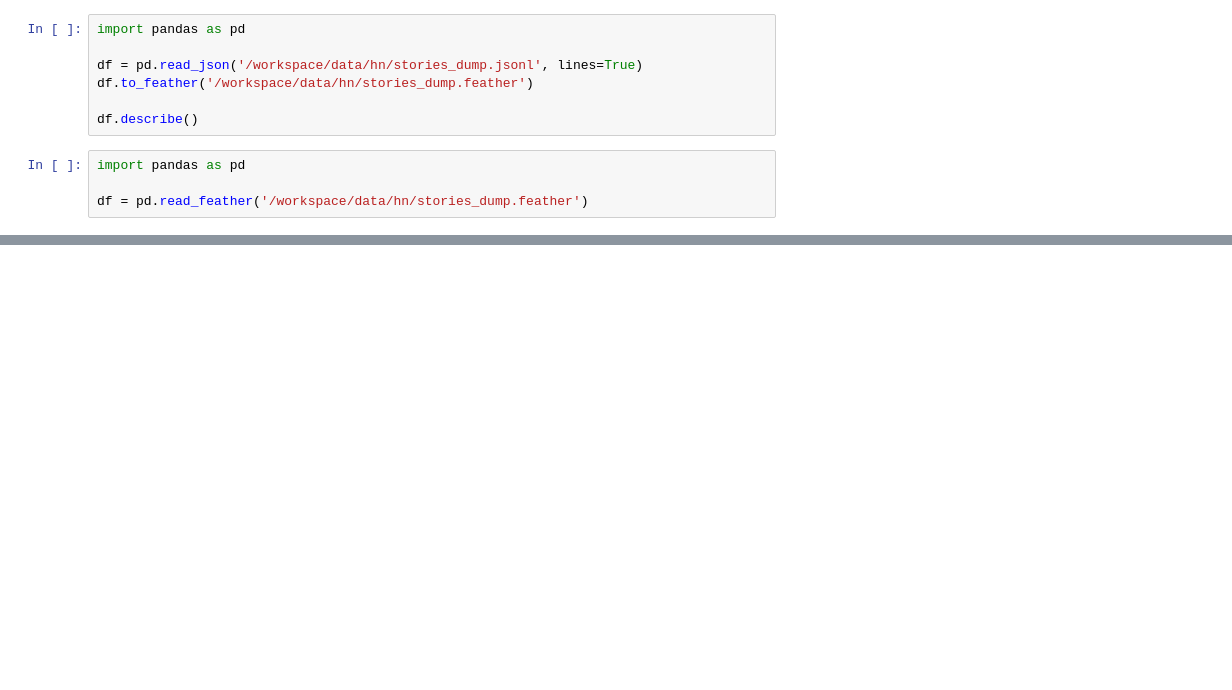
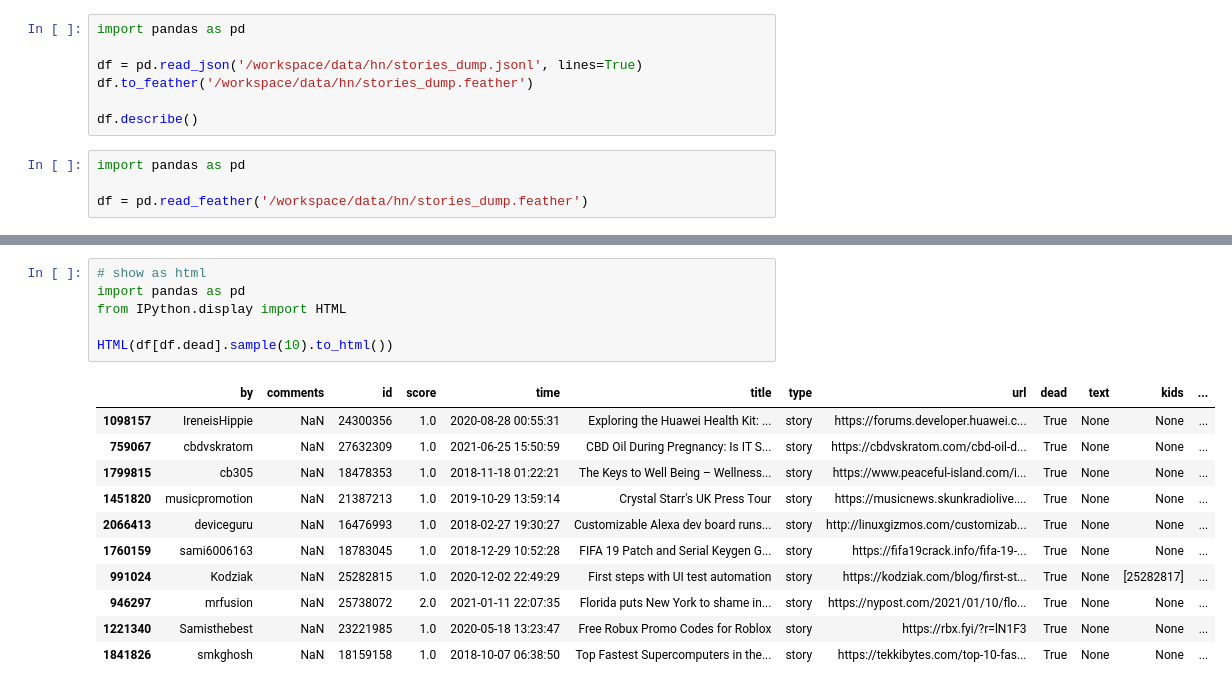
Before and after one commit to corbt/hn-stories-analysis, a Jupyter notebook: hn/explore-hn.ipynb, the cells around one changed output, grey strips where cells are left out. Cells and saved outputs as stored; diff of their text form; blank space fills up the shorter version.

```diff
--- a/hn/explore-hn.ipynb
+++ b/hn/explore-hn.ipynb
@@ -42,0 +46,18 @@ df.groupby(['probably_frontpage', 'has_text']).size().unstack()
+# %%
+# show as html
+import pandas as pd
+from IPython.display import HTML
+
+HTML(df[df.dead].sample(10).to_html())
+# %% [output]
+|  | by | comments | id | score | time | title | type | url | dead | text | kids | ... |
+| 1098157 | IreneisHippie | NaN | 24300356 | 1.0 | 2020-08-28 00:55:31 | Exploring the Huawei Health Kit: ... | story | https://forums.developer.huawei.c... | True | None | None | ... |
+| 759067 | cbdvskratom | NaN | 27632309 | 1.0 | 2021-06-25 15:50:59 | CBD Oil During Pregnancy: Is IT S... | story | https://cbdvskratom.com/cbd-oil-d... | True | None | None | ... |
+| 1799815 | cb305 | NaN | 18478353 | 1.0 | 2018-11-18 01:22:21 | The Keys to Well Being – Wellness... | story | https://www.peaceful-island.com/i... | True | None | None | ... |
+| 1451820 | musicpromotion | NaN | 21387213 | 1.0 | 2019-10-29 13:59:14 | Crystal Starr's UK Press Tour | story | https://musicnews.skunkradiolive.... | True | None | None | ... |
+| 2066413 | deviceguru | NaN | 16476993 | 1.0 | 2018-02-27 19:30:27 | Customizable Alexa dev board runs... | story | http://linuxgizmos.com/customizab... | True | None | None | ... |
+| 1760159 | sami6006163 | NaN | 18783045 | 1.0 | 2018-12-29 10:52:28 | FIFA 19 Patch and Serial Keygen G... | story | https://fifa19crack.info/fifa-19-... | True | None | None | ... |
+| 991024 | Kodziak | NaN | 25282815 | 1.0 | 2020-12-02 22:49:29 | First steps with UI test automation | story | https://kodziak.com/blog/first-st... | True | None | [25282817] | ... |
+| 946297 | mrfusion | NaN | 25738072 | 2.0 | 2021-01-11 22:07:35 | Florida puts New York to shame in... | story | https://nypost.com/2021/01/10/flo... | True | None | None | ... |
+| 1221340 | Samisthebest | NaN | 23221985 | 1.0 | 2020-05-18 13:23:47 | Free Robux Promo Codes for Roblox | story | https://rbx.fyi/?r=lN1F3 | True | None | None | ... |
+| 1841826 | smkghosh | NaN | 18159158 | 1.0 | 2018-10-07 06:38:50 | Top Fastest Supercomputers in the... | story | https://tekkibytes.com/top-10-fas... | True | None | None | ... |
```
Also changed, not shown: parts of 9 cells of this notebook.
